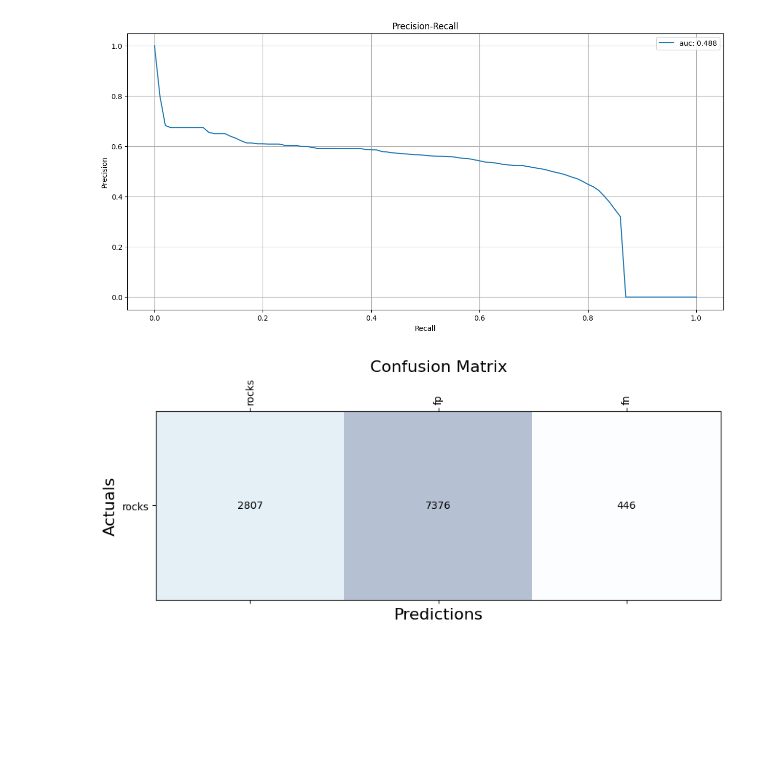
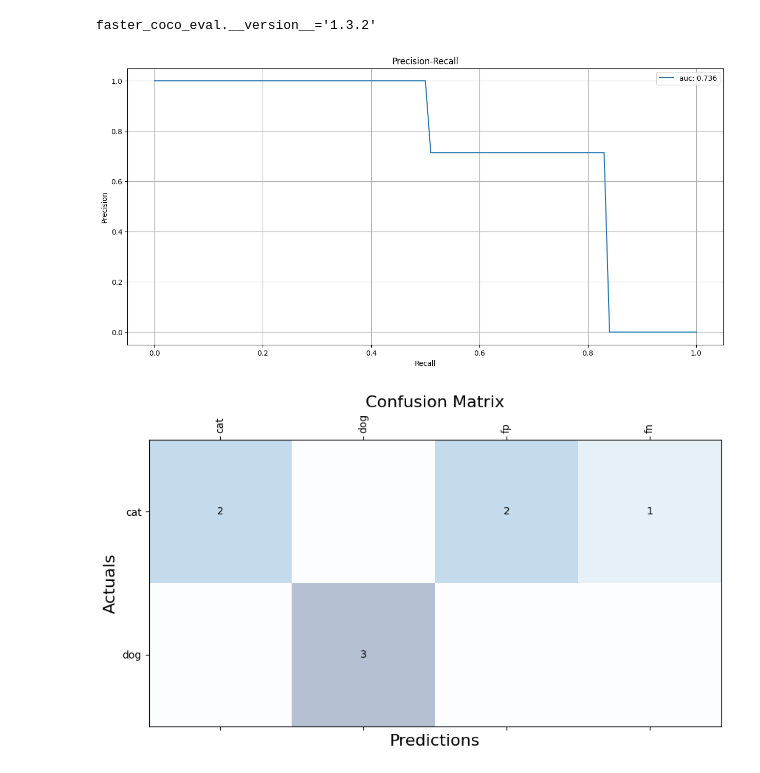
Before and after one commit to MiXaiLL76/faster_coco_eval, a Jupyter notebook: examples/curve_example.ipynb, the cells around one changed output. Cells and saved outputs as stored; diff of their text form; code cells hidden in the pictures; blank space fills up the shorter version.

```diff
--- a/examples/curve_example.ipynb
+++ b/examples/curve_example.ipynb
@@ -1,11 +1,17 @@
 # %%
 import json
 import logging
+import faster_coco_eval
 from faster_coco_eval import COCO
 from faster_coco_eval.extra import Curves
+from faster_coco_eval.extra import PreviewResults
+
+print(f"{faster_coco_eval.__version__=}")
 
 logging.root.setLevel("INFO")
 logging.debug("Запись.")
+# %% [output]
+faster_coco_eval.__version__='1.3.2'
 # %%
 def load(file):
     with open(file) as io:
@@ -13,19 +19,24 @@ def load(file):
 
     return _data
 # %%
-prepared_coco_in_dict = load('../tests/data/eval_all_coco.json')
-prepared_anns         = load('../tests/data/result_annotations.json')
+prepared_coco_in_dict = load('../tests/data/gt_cat_dog.json')
+prepared_anns         = load('../tests/data/dt_cat_dog.json')
 # %%
 threshold_iou = 0.5
+iouType = 'segm'
 
 cocoGt = COCO(prepared_coco_in_dict)
 cocoDt = cocoGt.loadRes(prepared_anns)
 
-cur = Curves(cocoGt, cocoDt, iou_tresh=threshold_iou, iouType='segm')
+cur = Curves(cocoGt, cocoDt, iou_tresh=threshold_iou, iouType=iouType)
 cur.plot_pre_rec(plotly_backend=False)
 # %% [output]
-[figure, old version]
+[figure, new version]
 # %%
-cur.display_matrix()
+cocoGt = COCO(prepared_coco_in_dict)
+cocoDt = cocoGt.loadRes(prepared_anns)
+
+results = PreviewResults(cocoGt, cocoDt, iou_tresh=threshold_iou, iouType=iouType)
+results.display_matrix()
 # %% [output]
-[figure, old version]
+[figure, new version]
```
Also changed, not shown: parts of 1 cell of this notebook, 1 other file.
